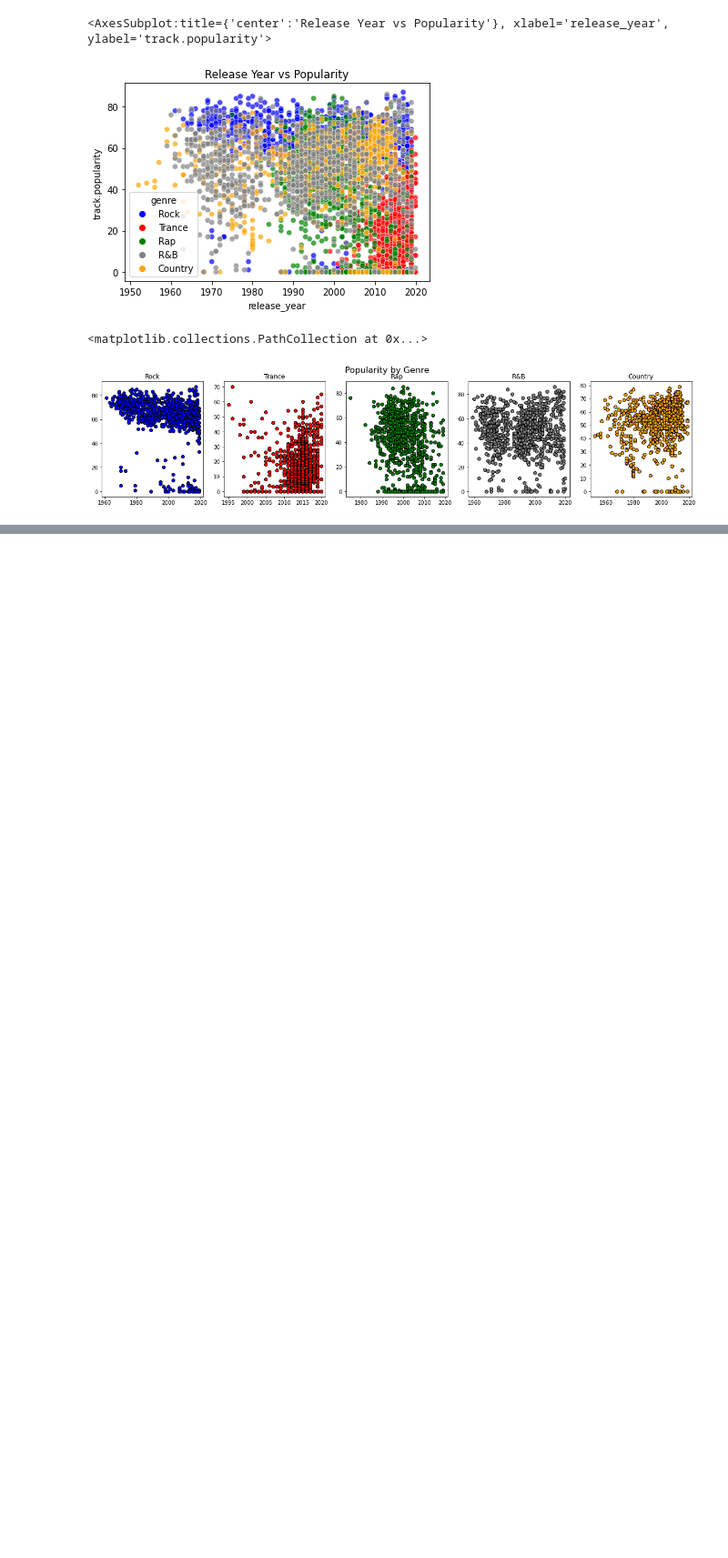
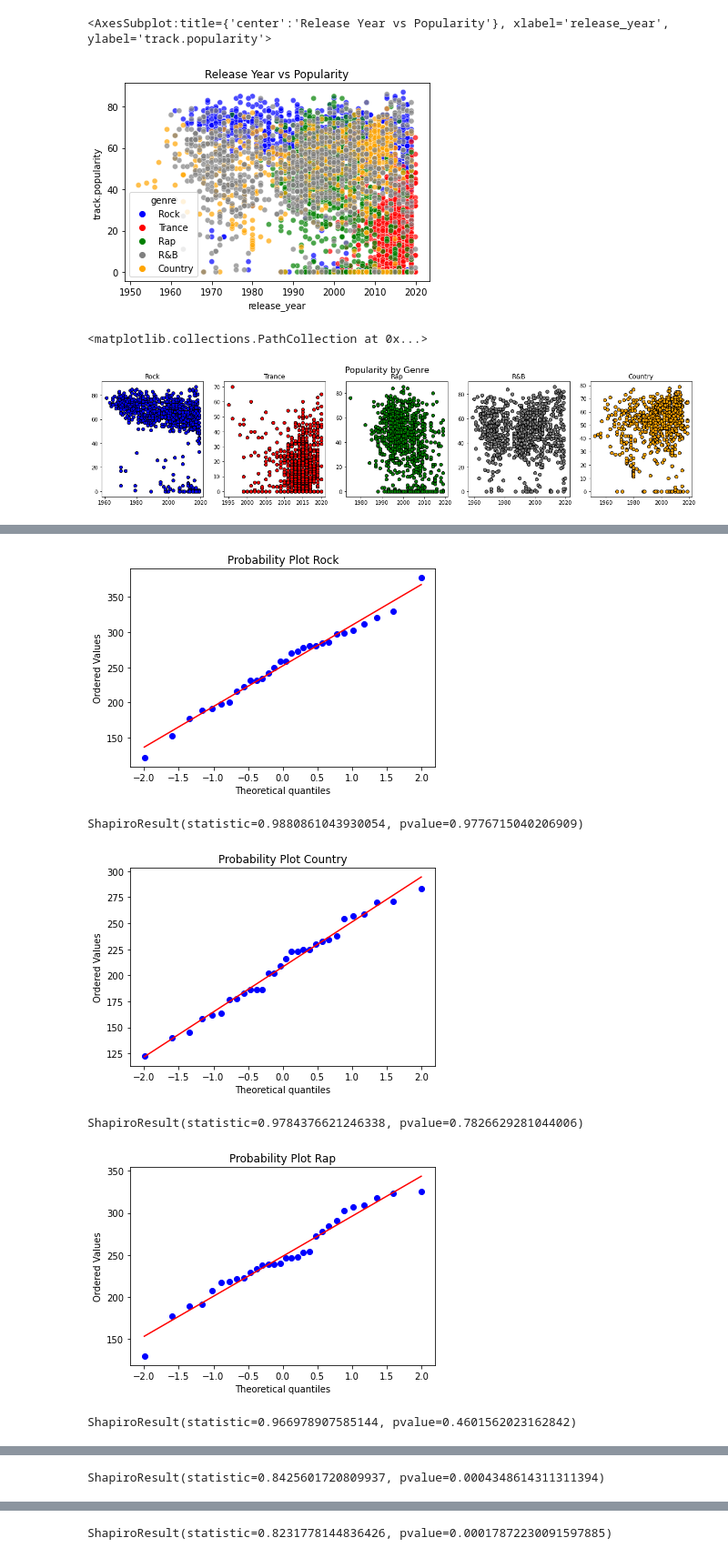
Before and after one commit to jacobpalinski/Spotify-Trends-, a Jupyter notebook: Spotify.ipynb, the cells around one changed output, grey strips where cells are left out. Shown at 91% size. Drawn from its saved outputs; the diff is of its cells as text; code cells hidden in the pictures; blank space fills up the shorter version.

```diff
--- a/Spotify.ipynb
+++ b/Spotify.ipynb
@@ -553,0 +555,16 @@ distribution=sns.boxplot(x='genre',y='track.duration',data=df,order=['Rock','Tra
+# %%
+#Checking normality QQPlot and Shapiro Wilks Test
+genres=df['genre'].unique()
+for genre in genres:
+    data_sample=df[df['genre']==genre]['track.duration'].sample(30)
+    st.probplot(data_sample,dist='norm',plot=plt)
+    plt.title('Probability Plot ' +genre)
+    plt.show()
+    print(st.shapiro(data_sample))
+# %% [output]
+[figure, added]
+ShapiroResult(statistic=0.9880861043930054, pvalue=0.9776715040206909)
+[figure, added]
+ShapiroResult(statistic=0.9784376621246338, pvalue=0.7826629281044006)
+[figure, added]
+ShapiroResult(statistic=0.966978907585144, pvalue=0.4601562023162842)
@@ -553,0 +572 @@ distribution=sns.boxplot(x='genre',y='track.duration',data=df,order=['Rock','Tra
+ShapiroResult(statistic=0.8425601720809937, pvalue=0.0004348614311311394)
@@ -553,0 +574 @@ distribution=sns.boxplot(x='genre',y='track.duration',data=df,order=['Rock','Tra
+ShapiroResult(statistic=0.8231778144836426, pvalue=0.00017872230091597885)
```
Also changed, not shown: parts of 10 cells of this notebook.
